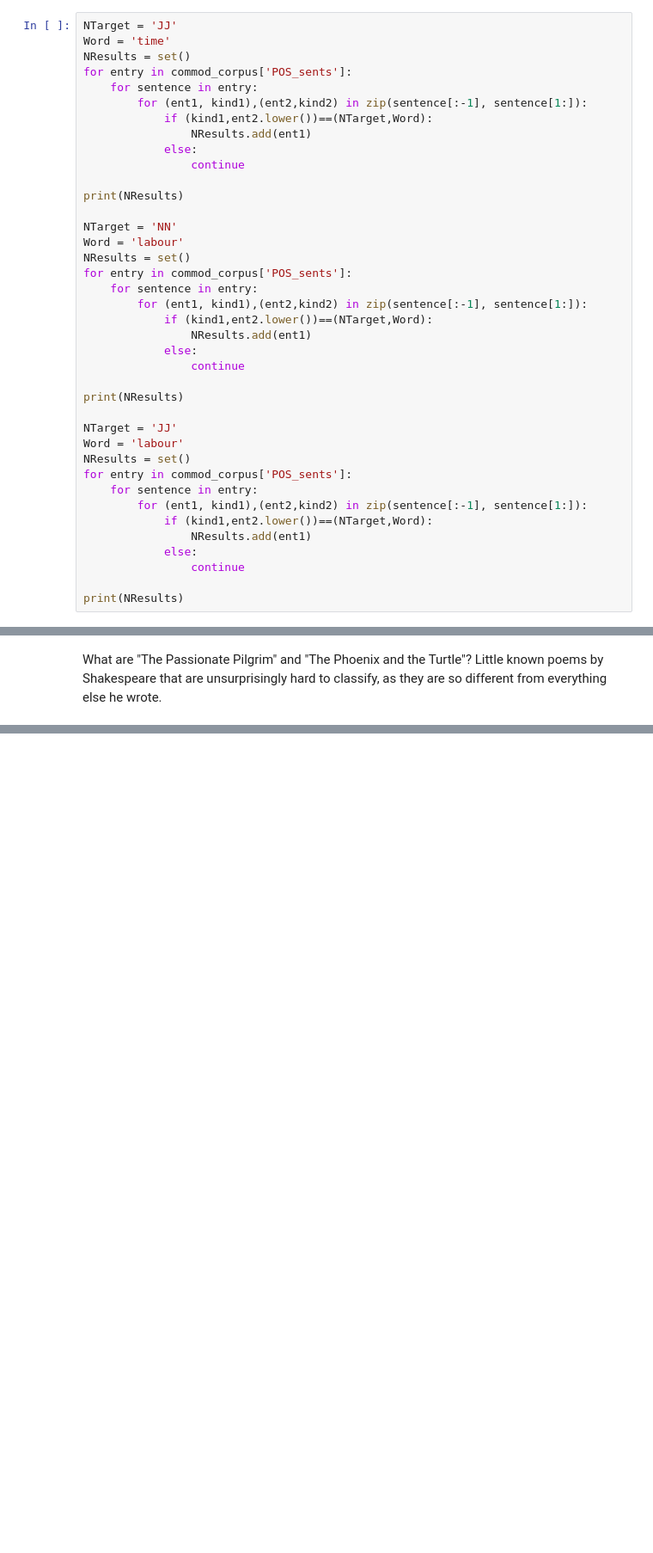
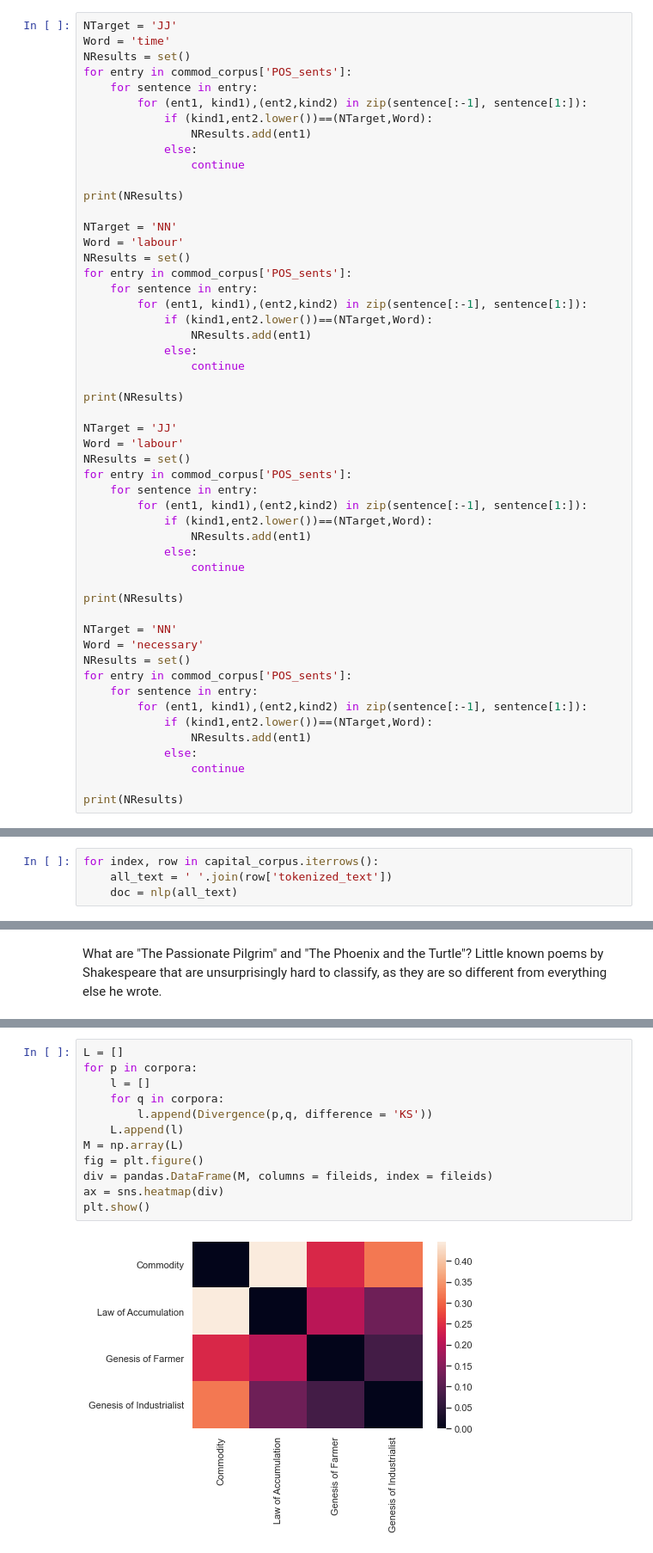
Before and after one commit to jcvotava/Homework-Notebooks, a Jupyter notebook: week-2/Votava_Week_2_HW.ipynb, the cells around one changed output, grey strips where cells are left out. Shown at 86% size. Saved outputs shown, nothing was run; the diff lists cells and outputs as text; blank space fills up the shorter version.

```diff
--- a/week-2/Votava_Week_2_HW.ipynb
+++ b/week-2/Votava_Week_2_HW.ipynb
@@ -1254,4 +1221,17 @@ for entry in commod_corpus['POS_sents']:
                 continue
 
 print(NResults)
+
+NTarget = 'NN'
+Word = 'necessary'
+NResults = set()
+for entry in commod_corpus['POS_sents']:
+    for sentence in entry:
+        for (ent1, kind1),(ent2,kind2) in zip(sentence[:-1], sentence[1:]):
+            if (kind1,ent2.lower())==(NTarget,Word):
+                NResults.add(ent1)
+            else:
+                continue
+
+print(NResults)
 # %% [output]
@@ -1712,0 +1699,4 @@ value NOUN attr becomes
+# %%
+for index, row in capital_corpus.iterrows():
+    all_text = ' '.join(row['tokenized_text'])
+    doc = nlp(all_text)
@@ -2114,0 +2152,14 @@ array(['Commodities', 'Ch. 1 as per First German Edition', 'Exchange',
+# %%
+L = []
+for p in corpora:
+    l = []
+    for q in corpora:
+        l.append(Divergence(p,q, difference = 'KS'))
+    L.append(l)
+M = np.array(L)
+fig = plt.figure()
+div = pandas.DataFrame(M, columns = fileids, index = fileids)
+ax = sns.heatmap(div)
+plt.show()
+# %% [output]
+[figure, added]
```
Also changed, not shown: parts of 44 cells of this notebook, 1 other file.
